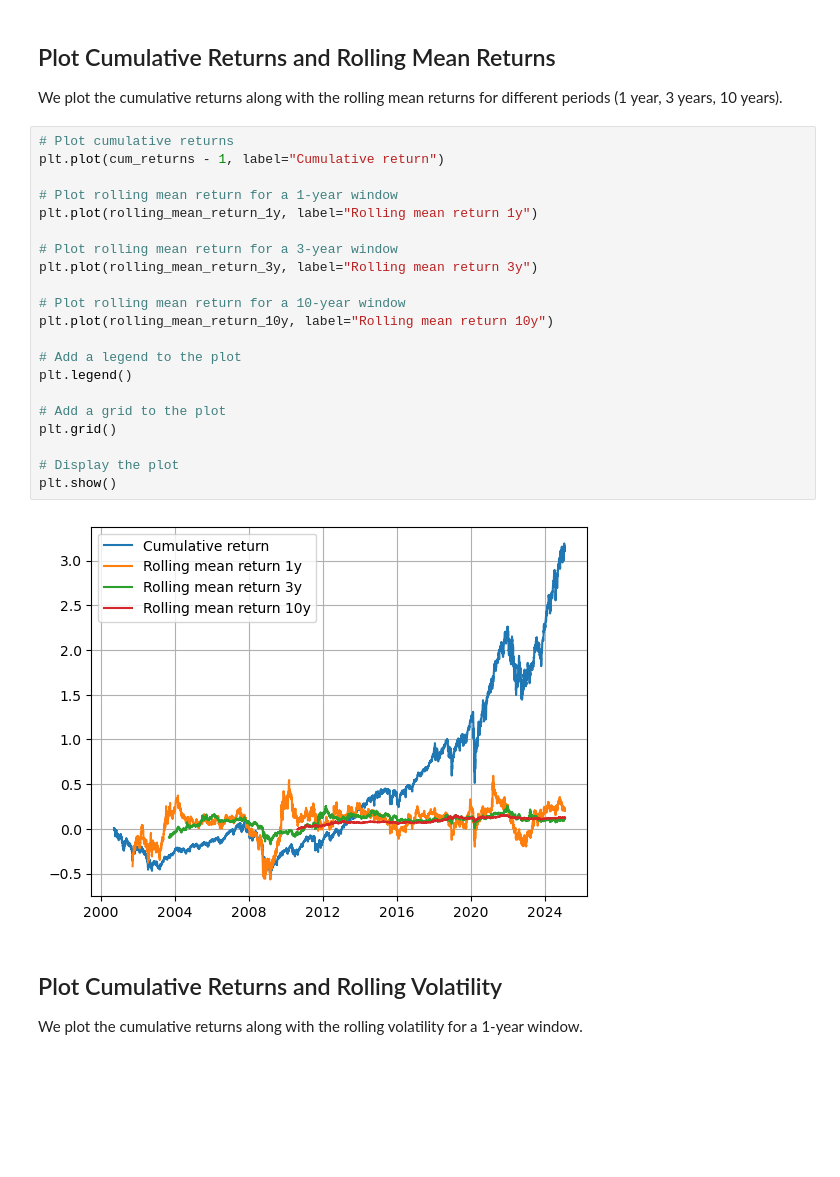
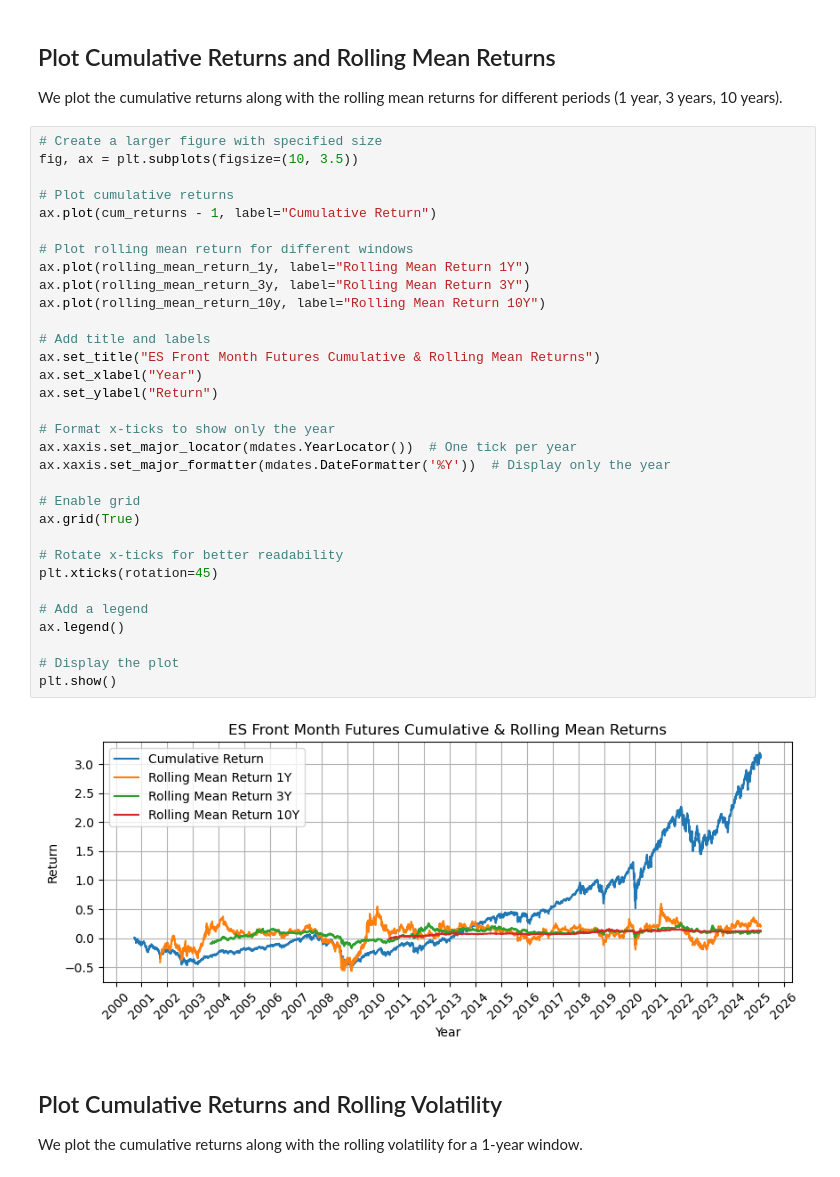
Before and after one commit to QuantLandi/computational-investing-exercises, a Jupyter notebook: day1.ipynb, the cells around one changed output. Saved outputs shown, nothing was run; the diff lists cells and outputs as text; blank space fills up the shorter version.

```diff
--- a/day1.ipynb
+++ b/day1.ipynb
@@ -181,29 +204,40 @@ downside_vol: 15.4%
 ## Plot Cumulative Returns and Rolling Mean Returns
 
 We plot the cumulative returns along with the rolling mean returns for different periods (1 year, 3 years, 10 years).
-# %%
-# Plot cumulative returns
-plt.plot(cum_returns - 1, label="Cumulative return")
-
-# Plot rolling mean return for a 1-year window
-plt.plot(rolling_mean_return_1y, label="Rolling mean return 1y")
-
-# Plot rolling mean return for a 3-year window
-plt.plot(rolling_mean_return_3y, label="Rolling mean return 3y")
-
-# Plot rolling mean return for a 10-year window
-plt.plot(rolling_mean_return_10y, label="Rolling mean return 10y")
-
-# Add a legend to the plot
-plt.legend()
-
-# Add a grid to the plot
-plt.grid()
-
-# Display the plot
-plt.show()
-# %% [output]
-[figure, removed]
+# %%
+# Create a larger figure with specified size
+fig, ax = plt.subplots(figsize=(10, 3.5))
+
+# Plot cumulative returns
+ax.plot(cum_returns - 1, label="Cumulative Return")
+
+# Plot rolling mean return for different windows
+ax.plot(rolling_mean_return_1y, label="Rolling Mean Return 1Y")
+ax.plot(rolling_mean_return_3y, label="Rolling Mean Return 3Y")
+ax.plot(rolling_mean_return_10y, label="Rolling Mean Return 10Y")
+
+# Add title and labels
+ax.set_title("ES Front Month Futures Cumulative & Rolling Mean Returns")
+ax.set_xlabel("Year")
+ax.set_ylabel("Return")
+
+# Format x-ticks to show only the year
+ax.xaxis.set_major_locator(mdates.YearLocator())  # One tick per year
+ax.xaxis.set_major_formatter(mdates.DateFormatter('%Y'))  # Display only the year
+
+# Enable grid
+ax.grid(True)
+
+# Rotate x-ticks for better readability
+plt.xticks(rotation=45)
+
+# Add a legend
+ax.legend()
+
+# Display the plot
+plt.show()
+# %% [output]
+[figure, added]
 # %% [markdown]
 ## Plot Cumulative Returns and Rolling Volatility
 
```
Also changed, not shown: parts of 7 cells of this notebook.
